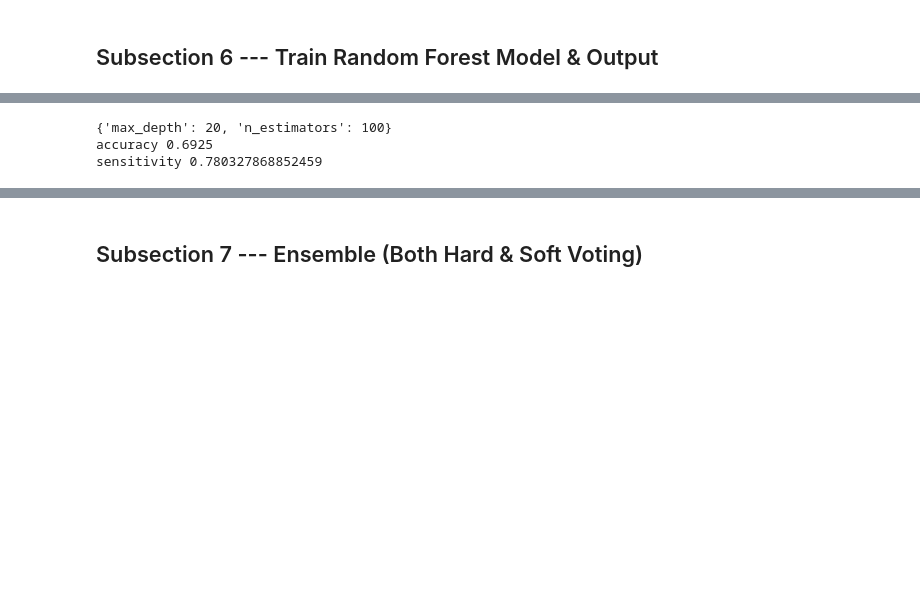
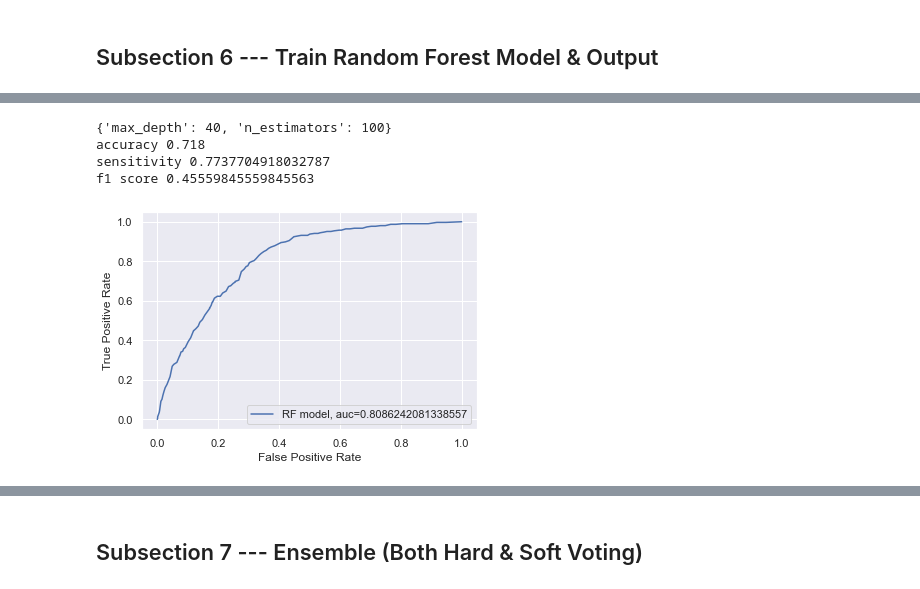
Before and after one commit to COGS118A/Group029-Wi23, a Jupyter notebook: FinalProjectGroup029-Wi23.ipynb, the cells around one changed output, grey strips where cells are left out. Cells and saved outputs as stored; diff of their text form; code cells hidden in the pictures; blank space fills up the shorter version.

```diff
--- a/FinalProjectGroup029-Wi23.ipynb
+++ b/FinalProjectGroup029-Wi23.ipynb
@@ -451,10 +533,25 @@ senRF = recall_score(y_test, predRF,pos_label = "pre/diabetes")
 print(RF_model.best_params_)
 print("accuracy",accRF)
 print("sensitivity",senRF)
+f1RF = f1_score(y_test, predRF,pos_label = "pre/diabetes")
+print("f1 score",f1RF)
 # %% [output]
-{'max_depth': 20, 'n_estimators': 100}
-accuracy 0.6925
-sensitivity 0.780327868852459
+{'max_depth': 40, 'n_estimators': 100}
+accuracy 0.718
+sensitivity 0.7737704918032787
+f1 score 0.45559845559845563
+# %%
+y_pred_proba = RF_model.predict_proba(X_test)[::,1]
+fpr, tpr, _ = metrics.roc_curve(y_test,y_pred_proba,pos_label = "pre/diabetes")
+aucRF = roc_auc_score(y_test, y_pred_proba)
+
+plt.plot(fpr,tpr,label="RF model, auc="+str(aucRF))
+plt.ylabel('True Positive Rate')
+plt.xlabel('False Positive Rate')
+plt.legend(loc=4)
+plt.show()
+# %% [output]
+[figure, added]
 # %%
 ConfusionMatrixDisplay.from_predictions(y_test, predRF);
 # %% [output]
```
Also changed, not shown: parts of 16 cells of this notebook.
